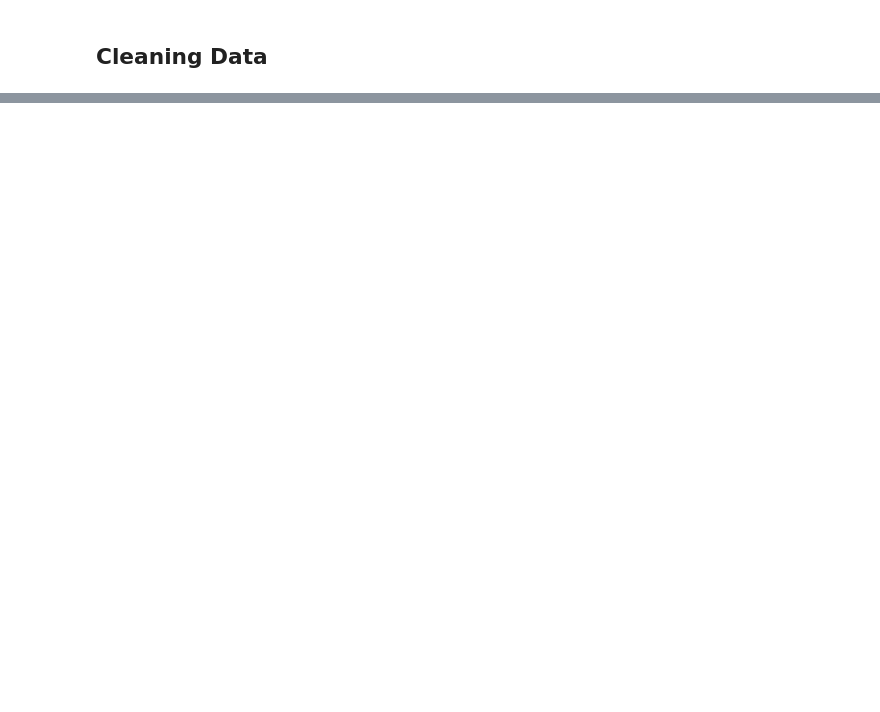
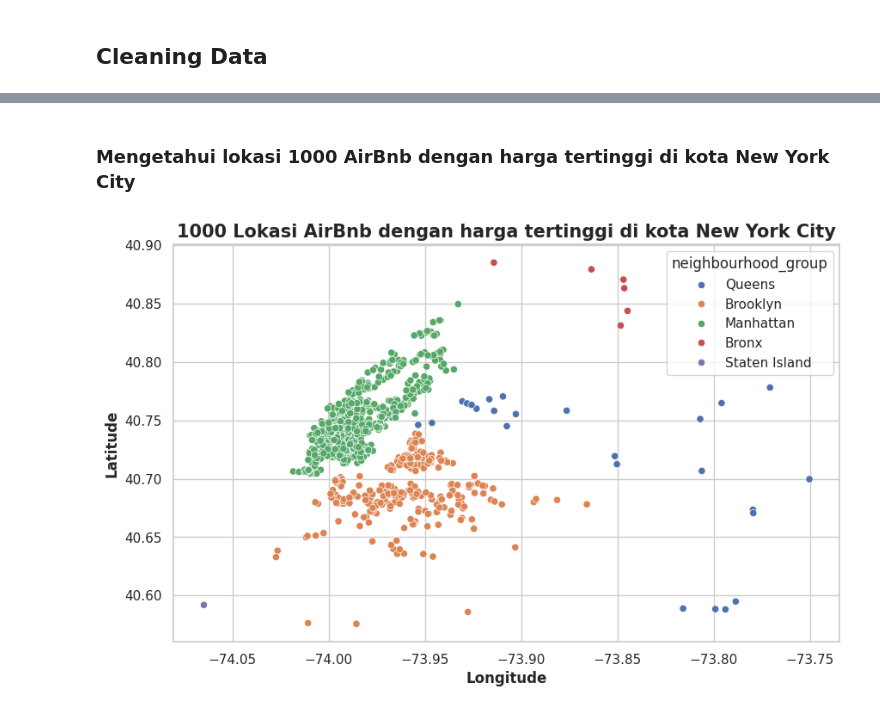
Before and after one commit to JunetzMasihBelajar/2025_AI_TI1B, a Jupyter notebook: UTS_ArjunaNathaPratisena_4_33_24_1_02.ipynb, the cells around one changed output, grey strips where cells are left out. Cells and saved outputs as stored; diff of their text form; code cells hidden in the pictures; blank space fills up the shorter version.

```diff
--- a/UTS_ArjunaNathaPratisena_4_33_24_1_02.ipynb
+++ b/UTS_ArjunaNathaPratisena_4_33_24_1_02.ipynb
@@ -383,0 +277,17 @@ This will become an error in seaborn v0.14.0; please update your code.
+# %% [markdown]
+### Mengetahui lokasi 1000 AirBnb dengan harga tertinggi di kota New York City
+# %%
+lokasi_airbnb = df.sort_values(by='price',ascending=False)[:1000]
+
+#Plotting Scatterplot
+plt.figure(figsize=(10,6))
+sns.set(style="whitegrid", color_codes=True)
+font_title = {'size': 15}
+font_label = {'size': 12}
+sns.scatterplot(data=lokasi_airbnb,x='longitude',y='latitude',hue='neighbourhood_group')
+plt.xlabel('Longitude',fontdict=font_label,fontweight='bold')
+plt.ylabel('Latitude',fontdict=font_label,fontweight='bold')
+plt.title("1000 Lokasi AirBnb dengan harga tertinggi di kota New York City",fontweight='bold',fontdict=font_title)
+plt.show()
+# %% [output]
+[figure, added]
```
Also changed, not shown: parts of 43 cells of this notebook.
